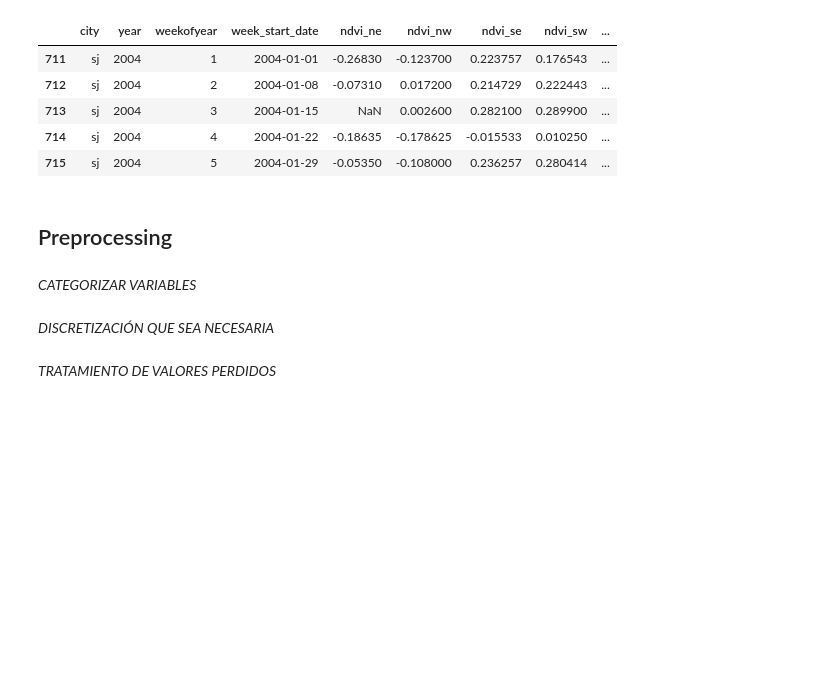
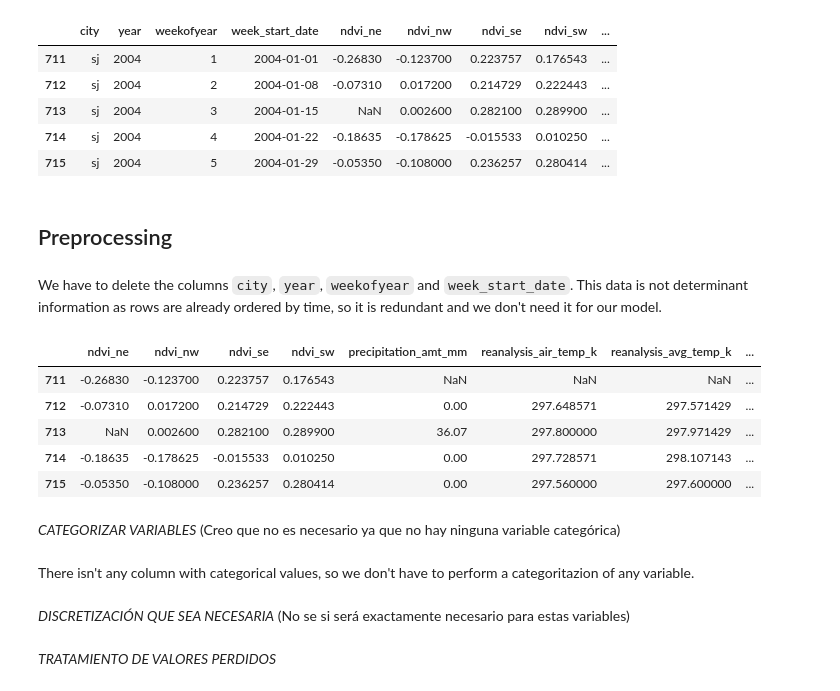
Before and after one commit to raulbs7/Machine-Learning-Techniques-Project, a Jupyter notebook: Milestone1.ipynb, the cells around one changed output. Drawn from its saved outputs; the diff is of its cells as text; code cells hidden in the pictures; blank space fills up the shorter version.

```diff
--- a/Milestone1.ipynb
+++ b/Milestone1.ipynb
@@ -92,10 +92,24 @@ filter_data.head()
 | 715 | sj | 2004 | 5 | 2004-01-29 | -0.05350 | -0.108000 | 0.236257 | 0.280414 | ... |
 # %% [markdown]
 ## Preprocessing
-# %% [markdown]
-*CATEGORIZAR VARIABLES*
+# %% [markdown]
+We have to delete the columns ``city``, ``year``, ``weekofyear`` and ``week_start_date``. This data is not determinant information as rows are already ordered by time, so it is redundant and we don't need it for our model.
+# %%
+filter_data = filter_data.drop(['city', 'year', 'weekofyear', 'week_start_date'], axis=1)
+filter_data.head()
+# %% [output]
+|  | ndvi_ne | ndvi_nw | ndvi_se | ndvi_sw | precipitation_amt_mm | reanalysis_air_temp_k | reanalysis_avg_temp_k | ... |
+| 711 | -0.26830 | -0.123700 | 0.223757 | 0.176543 | NaN | NaN | NaN | ... |
+| 712 | -0.07310 | 0.017200 | 0.214729 | 0.222443 | 0.00 | 297.648571 | 297.571429 | ... |
+| 713 | NaN | 0.002600 | 0.282100 | 0.289900 | 36.07 | 297.800000 | 297.971429 | ... |
+| 714 | -0.18635 | -0.178625 | -0.015533 | 0.010250 | 0.00 | 297.728571 | 298.107143 | ... |
+| 715 | -0.05350 | -0.108000 | 0.236257 | 0.280414 | 0.00 | 297.560000 | 297.600000 | ... |
+# %% [markdown]
+*CATEGORIZAR VARIABLES* (Creo que no es necesario ya que no hay ninguna variable categórica)
+# %% [markdown]
+There isn't any column with categorical values, so we don't have to perform a categoritazion of any variable.
 # %% [markdown]
-*DISCRETIZACIÓN QUE SEA NECESARIA*
+*DISCRETIZACIÓN QUE SEA NECESARIA* (No se si será exactamente necesario para estas variables)
 # %% [markdown]
 *TRATAMIENTO DE VALORES PERDIDOS*
 # %% [markdown]
```
Also changed, not shown: parts of 1 cell of this notebook.
